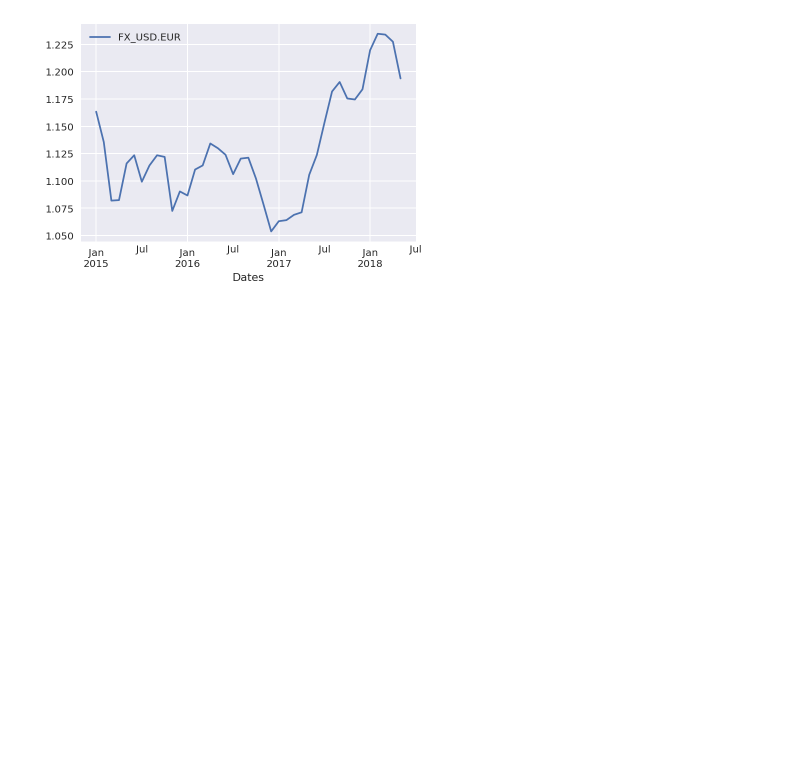
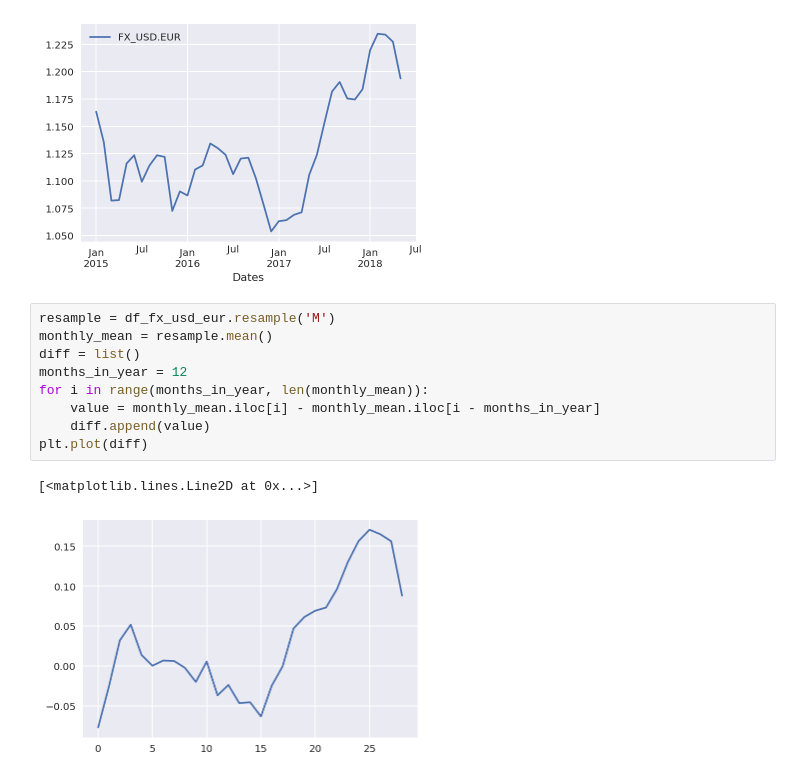
Before and after one commit to Robert-Aduviri/DSG-2018-Qualifiers, a Jupyter notebook: notebooks/chu/JC-02-market-seasonality.ipynb, the cells around one changed output. Drawn from its saved outputs; the diff is of its cells as text; blank space fills up the shorter version.

Commit message:
mean seasonality

```diff
--- a/notebooks/chu/JC-02-market-seasonality.ipynb
+++ b/notebooks/chu/JC-02-market-seasonality.ipynb
@@ -104,3 +104,15 @@ Dates
 2016-01-31    1.086648
 <matplotlib.axes._subplots.AxesSubplot at 0x...>
 [figure]
+# %%
+resample = df_fx_usd_eur.resample('M')
+monthly_mean = resample.mean()
+diff = list()
+months_in_year = 12
+for i in range(months_in_year, len(monthly_mean)):
+	value = monthly_mean.iloc[i] - monthly_mean.iloc[i - months_in_year]
+	diff.append(value)
+plt.plot(diff)
+# %% [output]
+[<matplotlib.lines.Line2D at 0x...>]
+[figure, added]
```
